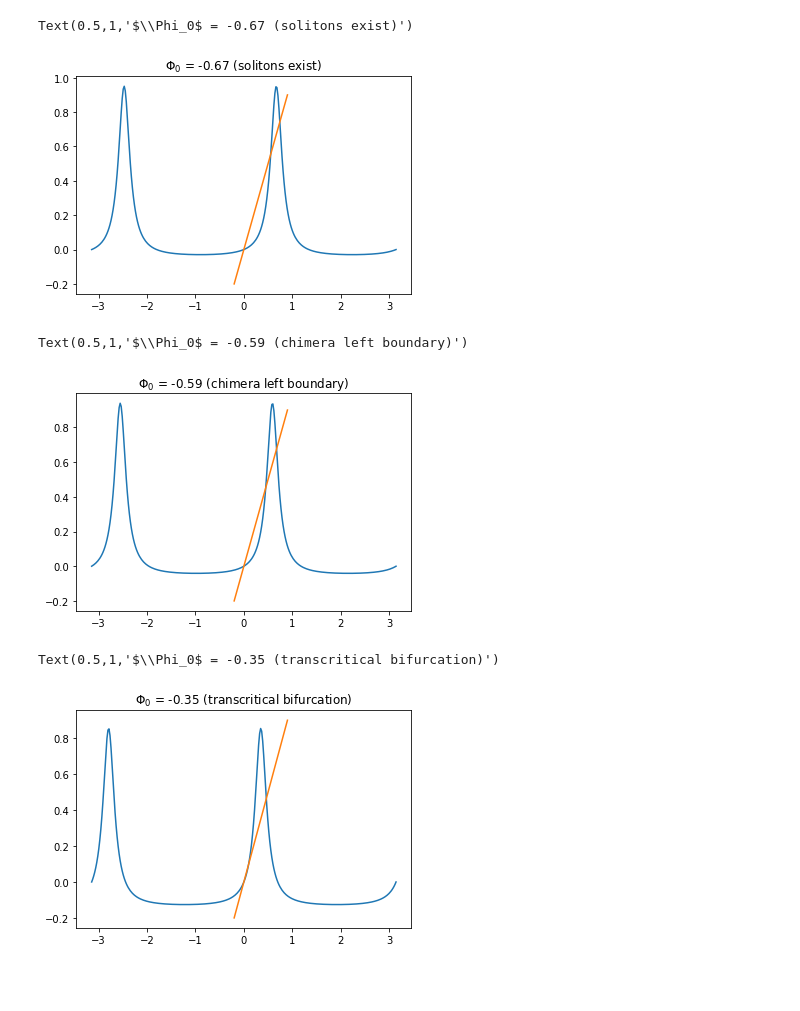
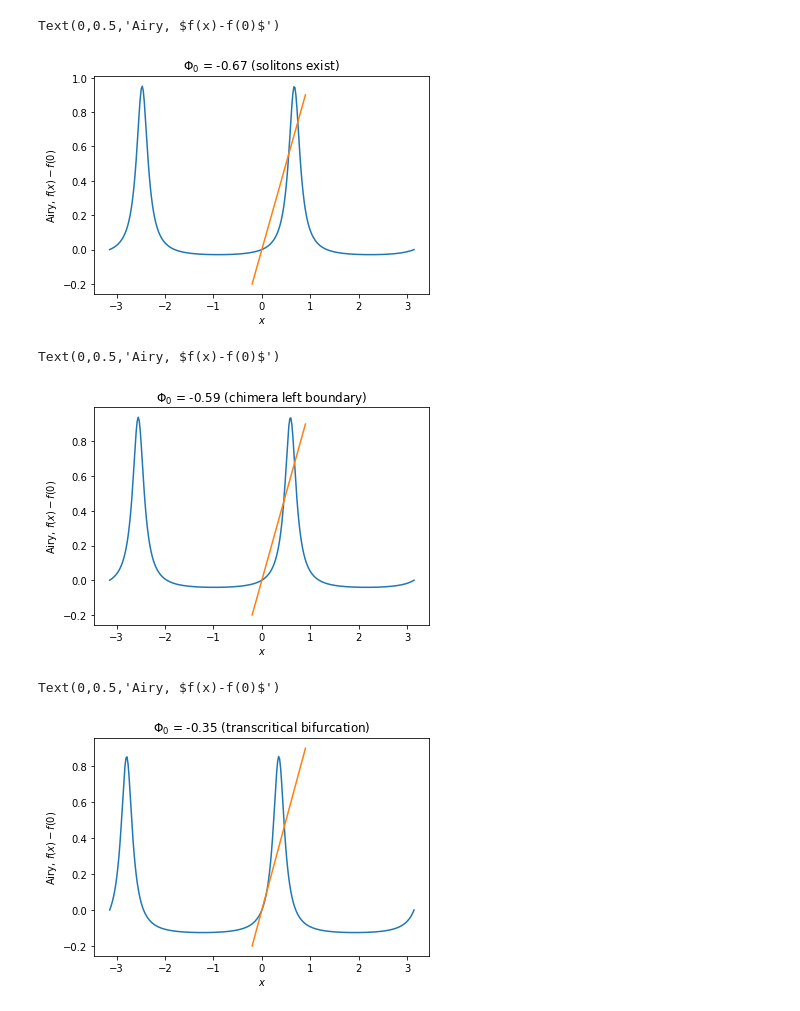
Before and after one commit to pkvk/chimera-notes, a Jupyter notebook: Airy map.ipynb, the cells around one changed output. Cells and saved outputs as stored; diff of their text form; code cells hidden in the pictures; blank space fills up the shorter version.

```diff
--- a/Airy map.ipynb
+++ b/Airy map.ipynb
@@ -13,24 +13,30 @@ xs = np.linspace(-pi,pi,300)
 plt.plot(xs, airy(xs, phi0=phi0))
 plt.plot([-0.2,0.9],[-0.2,0.9])
 plt.title('$\Phi_0$ = %.2f (solitons exist)' % phi0)
+plt.xlabel('$x$')
+plt.ylabel('Airy, $f(x)-f(0)$')
 # %% [output]
-Text(0.5,1,'$\\Phi_0$ = -0.67 (solitons exist)')
+Text(0,0.5,'Airy, $f(x)-f(0)$')
-[figure, old version]
+[figure, new version]
 # %%
 phi0 = -0.59
 xs = np.linspace(-pi,pi,300)
 plt.plot(xs, airy(xs, phi0=phi0))
 plt.plot([-0.2,0.9],[-0.2,0.9])
 plt.title('$\Phi_0$ = %.2f (chimera left boundary)' % phi0)
+plt.xlabel('$x$')
+plt.ylabel('Airy, $f(x)-f(0)$')
 # %% [output]
-Text(0.5,1,'$\\Phi_0$ = -0.59 (chimera left boundary)')
+Text(0,0.5,'Airy, $f(x)-f(0)$')
-[figure, old version]
+[figure, new version]
 # %%
 phi0 = -0.35
 xs = np.linspace(-pi,pi,300)
 plt.plot(xs, airy(xs,phi0=phi0))
 plt.plot([-0.2,0.9],[-0.2,0.9])
 plt.title('$\Phi_0$ = %.2f (transcritical bifurcation)' % phi0)
+plt.xlabel('$x$')
+plt.ylabel('Airy, $f(x)-f(0)$')
 # %% [output]
-Text(0.5,1,'$\\Phi_0$ = -0.35 (transcritical bifurcation)')
+Text(0,0.5,'Airy, $f(x)-f(0)$')
-[figure, old version]
+[figure, new version]
```
